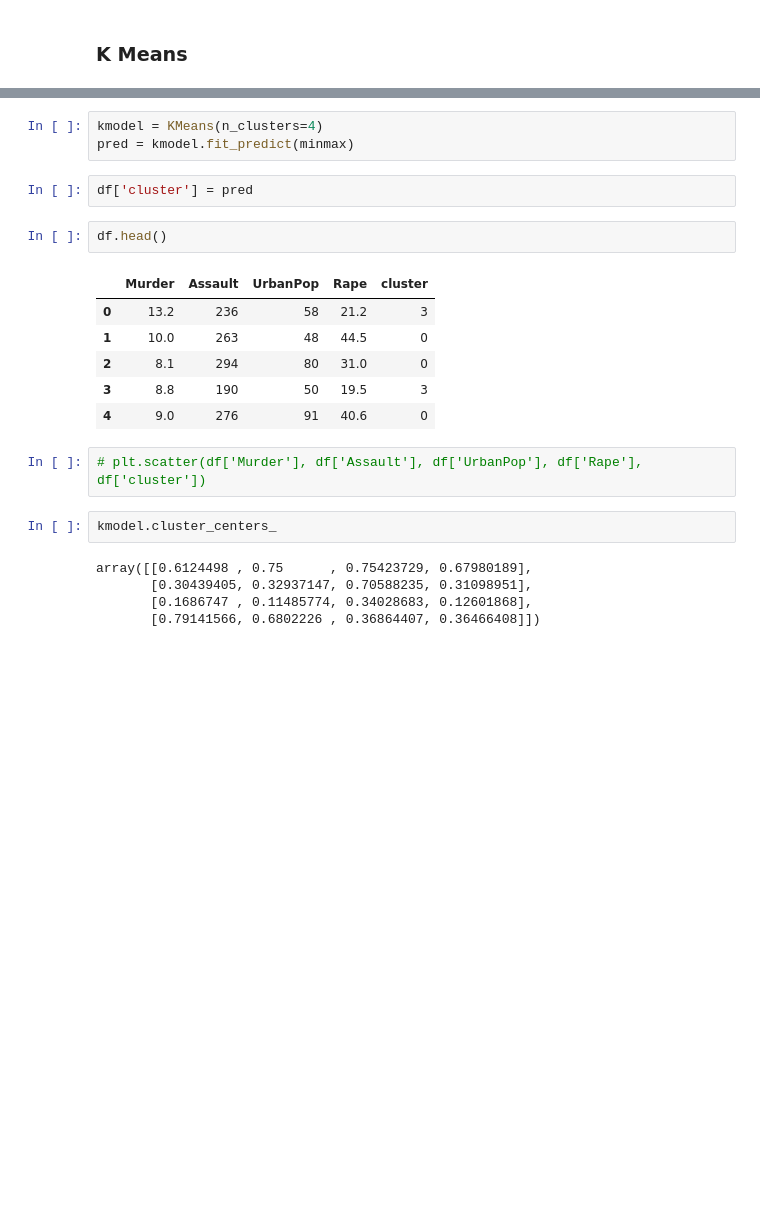
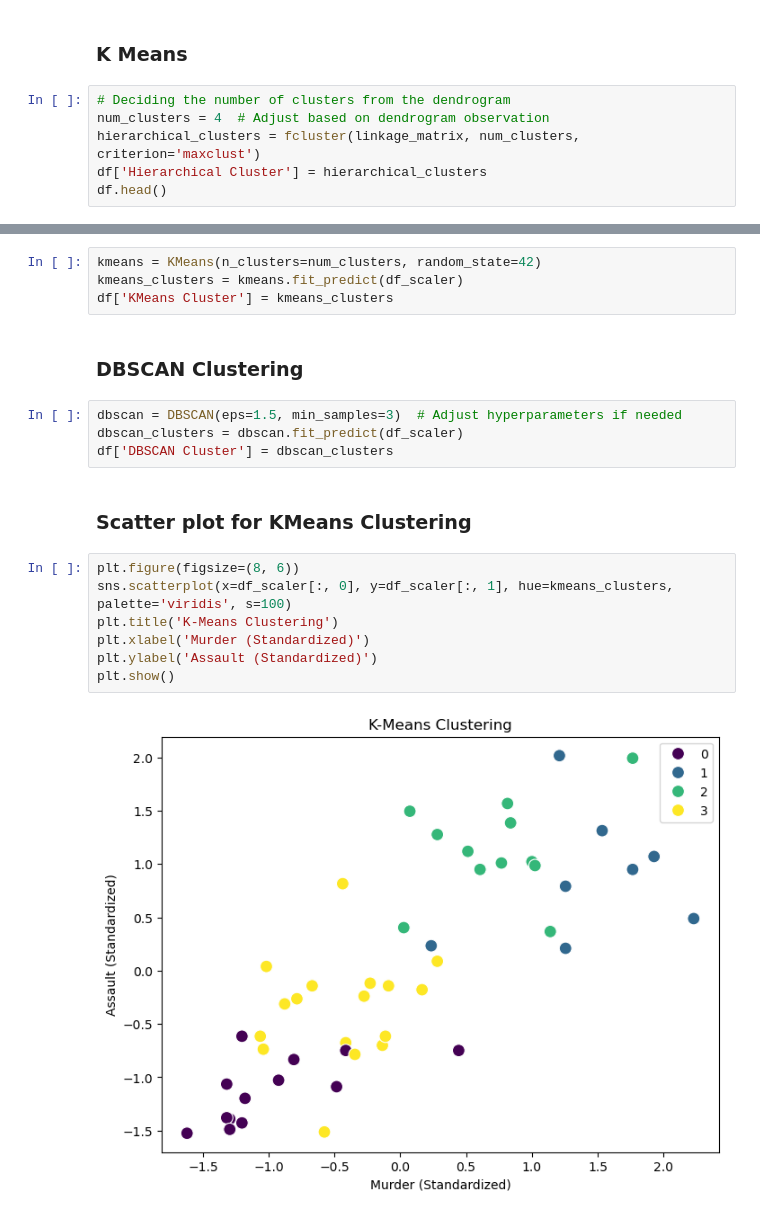
Before and after one commit to swarup4/ml-project, a Jupyter notebook: Clustering/Crime.ipynb, the cells around one changed output, grey strips where cells are left out. Saved outputs shown, nothing was run; the diff lists cells and outputs as text; blank space fills up the shorter version.

```diff
--- a/Clustering/Crime.ipynb
+++ b/Clustering/Crime.ipynb
@@ -135,2 +145,8 @@ standard = scaler.fit_transform(df)
 # %% [markdown]
 ### K Means
+# %%
+# Deciding the number of clusters from the dendrogram
+num_clusters = 4  # Adjust based on dendrogram observation
+hierarchical_clusters = fcluster(linkage_matrix, num_clusters, criterion='maxclust')
+df['Hierarchical Cluster'] = hierarchical_clusters
+df.head()
@@ -137,23 +160,21 @@ standard = scaler.fit_transform(df)
 # %%
-kmodel = KMeans(n_clusters=4)
-pred = kmodel.fit_predict(minmax)
+kmeans = KMeans(n_clusters=num_clusters, random_state=42)
+kmeans_clusters = kmeans.fit_predict(df_scaler)
+df['KMeans Cluster'] = kmeans_clusters
+# %% [markdown]
+### DBSCAN Clustering
 # %%
-df['cluster'] = pred
+dbscan = DBSCAN(eps=1.5, min_samples=3)  # Adjust hyperparameters if needed
+dbscan_clusters = dbscan.fit_predict(df_scaler)
+df['DBSCAN Cluster'] = dbscan_clusters
+# %% [markdown]
+### Scatter plot for KMeans Clustering
 # %%
-df.head()
+plt.figure(figsize=(8, 6))
+sns.scatterplot(x=df_scaler[:, 0], y=df_scaler[:, 1], hue=kmeans_clusters, palette='viridis', s=100)
+plt.title('K-Means Clustering')
+plt.xlabel('Murder (Standardized)')
+plt.ylabel('Assault (Standardized)')
+plt.show()
 # %% [output]
-|  | Murder | Assault | UrbanPop | Rape | cluster |
-| 0 | 13.2 | 236 | 58 | 21.2 | 3 |
-| 1 | 10.0 | 263 | 48 | 44.5 | 0 |
-| 2 | 8.1 | 294 | 80 | 31.0 | 0 |
-| 3 | 8.8 | 190 | 50 | 19.5 | 3 |
-| 4 | 9.0 | 276 | 91 | 40.6 | 0 |
+[figure, added]
-# %%
-# plt.scatter(df['Murder'], df['Assault'], df['UrbanPop'], df['Rape'], df['cluster'])
-# %%
-kmodel.cluster_centers_
-# %% [output]
-array([[0.6124498 , 0.75      , 0.75423729, 0.67980189],
-       [0.30439405, 0.32937147, 0.70588235, 0.31098951],
-       [0.1686747 , 0.11485774, 0.34028683, 0.12601868],
-       [0.79141566, 0.6802226 , 0.36864407, 0.36466408]])
```
Also changed, not shown: parts of 14 cells of this notebook, 1 other file.
